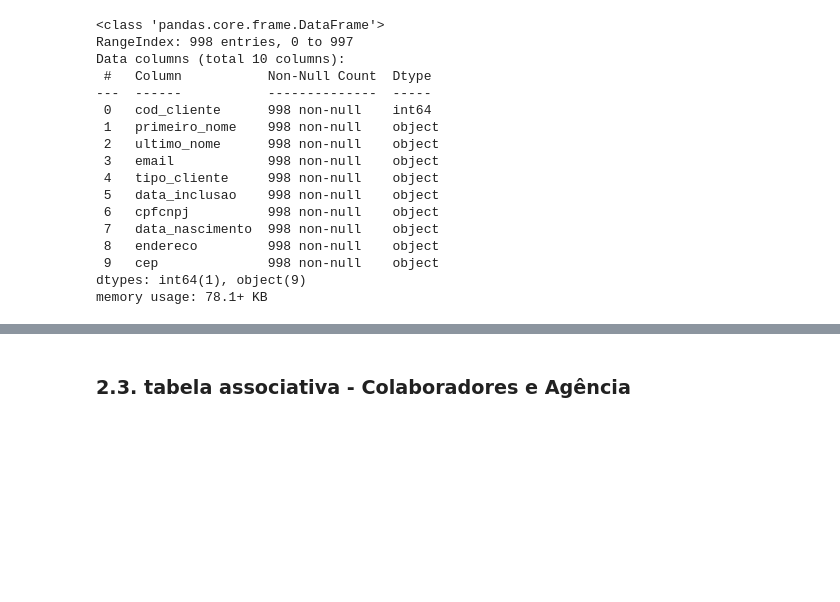
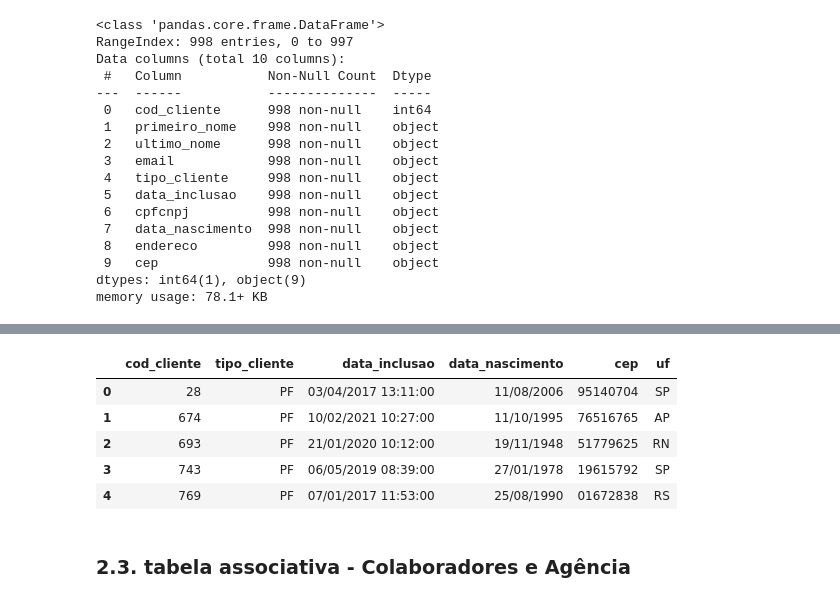
Before and after one commit to caiombribeiro/lighthouse_estudo, a Jupyter notebook: consulta_planilhas.IPYNB, the cells around one changed output, grey strips where cells are left out. Drawn from its saved outputs; the diff is of its cells as text; code cells hidden in the pictures; blank space fills up the shorter version.

```diff
--- a/consulta_planilhas.IPYNB
+++ b/consulta_planilhas.IPYNB
@@ -206,6 +217,17 @@ clientes_df.head(5)
 | 2 | 693 | Renan | Dias | ogomes@example.net | PF | 21/01/2020 10:12:00 | 783.416.059-10 | ... |
 | 3 | 743 | Clara | Dias | rafaelcorreia@example.org | PF | 06/05/2019 08:39:00 | 589.237.610-95 | ... |
 | 4 | 769 | André | Dias | danilo33@example.org | PF | 07/01/2017 11:53:00 | 459.608.721-02 | ... |
+# %%
+# Seleção das colunas de interesse
+clientes_df = clientes_df[["cod_cliente","tipo_cliente","data_inclusao","data_nascimento","cep","uf"]]
+clientes_df.head(5)
+# %% [output]
+|  | cod_cliente | tipo_cliente | data_inclusao | data_nascimento | cep | uf |
+| 0 | 28 | PF | 03/04/2017 13:11:00 | 11/08/2006 | 95140704 | SP |
+| 1 | 674 | PF | 10/02/2021 10:27:00 | 11/10/1995 | 76516765 | AP |
+| 2 | 693 | PF | 21/01/2020 10:12:00 | 19/11/1948 | 51779625 | RN |
+| 3 | 743 | PF | 06/05/2019 08:39:00 | 27/01/1978 | 19615792 | SP |
+| 4 | 769 | PF | 07/01/2017 11:53:00 | 25/08/1990 | 01672838 | RS |
 # %%
 # Exportação do arquivo em formato Excel
 clientes_df.to_excel("./excel/clientes.xlsx",index=False)
```
Also changed, not shown: parts of 2 cells of this notebook, 10 other files.
